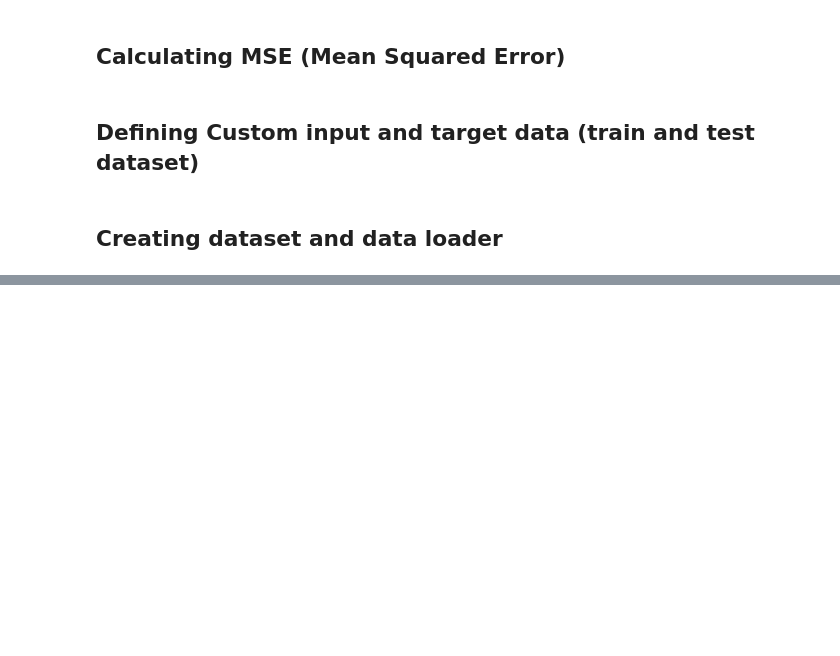
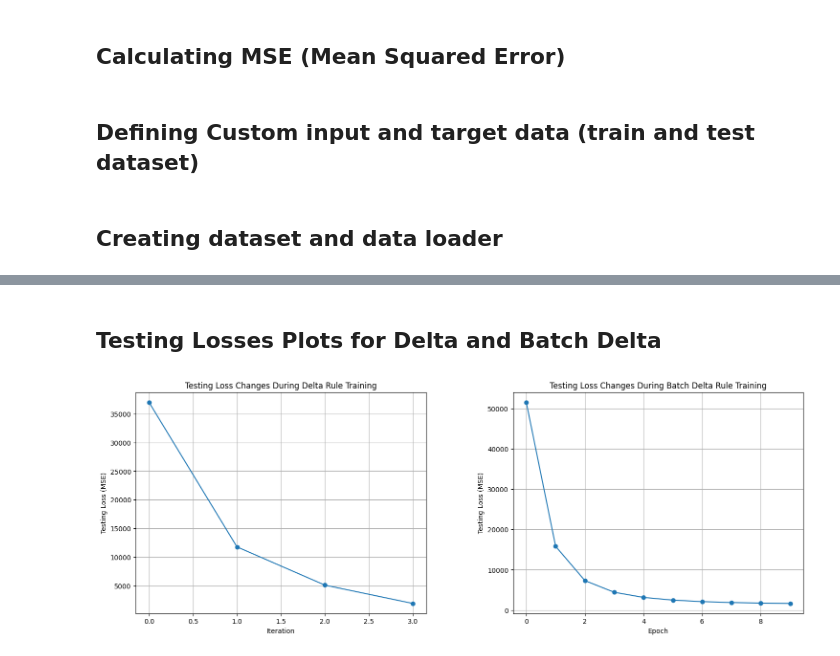
Before and after one commit to jinaypanchal/Deep-Learning-Architecture-and-Hardware-Acceleration, a Jupyter notebook: Lab1.ipynb, the cells around one changed output, grey strips where cells are left out. Saved outputs shown, nothing was run; the diff lists cells and outputs as text; code cells hidden in the pictures; blank space fills up the shorter version.

```diff
--- a/Lab1.ipynb
+++ b/Lab1.ipynb
@@ -68,7 +68,7 @@ def delta_rule(train_loader, test_loader):
 def batch_delta_rule(train_loader, test_loader):
     weights = torch.tensor([50.0, 50.0, 50.0], requires_grad=True)
     losses = []
-    test_losses = []  # Store testing losses after each iteration
+    testing_losses = []  # Store testing losses after each iteration
 
     for epoch in range(10):
         epoch_loss = 0.0
@@ -95,9 +95,9 @@ def batch_delta_rule(train_loader, test_loader):
 
         # Calculate testing loss after this epoch
         test_loss = calculate_mse(test_loader, weights)
-        test_losses.append(test_loss)
+        testing_losses.append(test_loss)
 
-    return losses, weights, test_losses
+    return losses, weights, testing_losses
 # %% [markdown]
 ## Calculating MSE (Mean Squared Error)
 # %%
@@ -220,0 +203,26 @@ Final Testing MSE (Batch Delta): 1658.8347427099943
+# %% [markdown]
+## Testing Losses Plots for Delta and Batch Delta
+# %%
+plt.figure(figsize=(18, 6))
+plt.subplot(1, 2, 1)
+plt.plot(range(len(delta_test_losses)), delta_test_losses, marker='o', linestyle='-')
+plt.xlabel('Iteration')
+plt.ylabel('Testing Loss (MSE)')
+plt.title('Testing Loss Changes During Delta Rule Training')
+plt.grid(True)
+# plt.show()
+
+
+# plt.figure(figsize=(6, 4))
+plt.subplot(1, 2, 2)
+plt.plot(range(len(batch_delta_test_losses)), batch_delta_test_losses, marker='o', linestyle='-')
+plt.xlabel('Epoch')
+plt.ylabel('Testing Loss (MSE)')
+plt.title('Testing Loss Changes During Batch Delta Rule Training')
+plt.grid(True)
+
+plt.subplots_adjust(wspace=0.3)
+
+plt.show()
+# %% [output]
+[figure, added]
```
Also changed, not shown: parts of 1 cell of this notebook.
